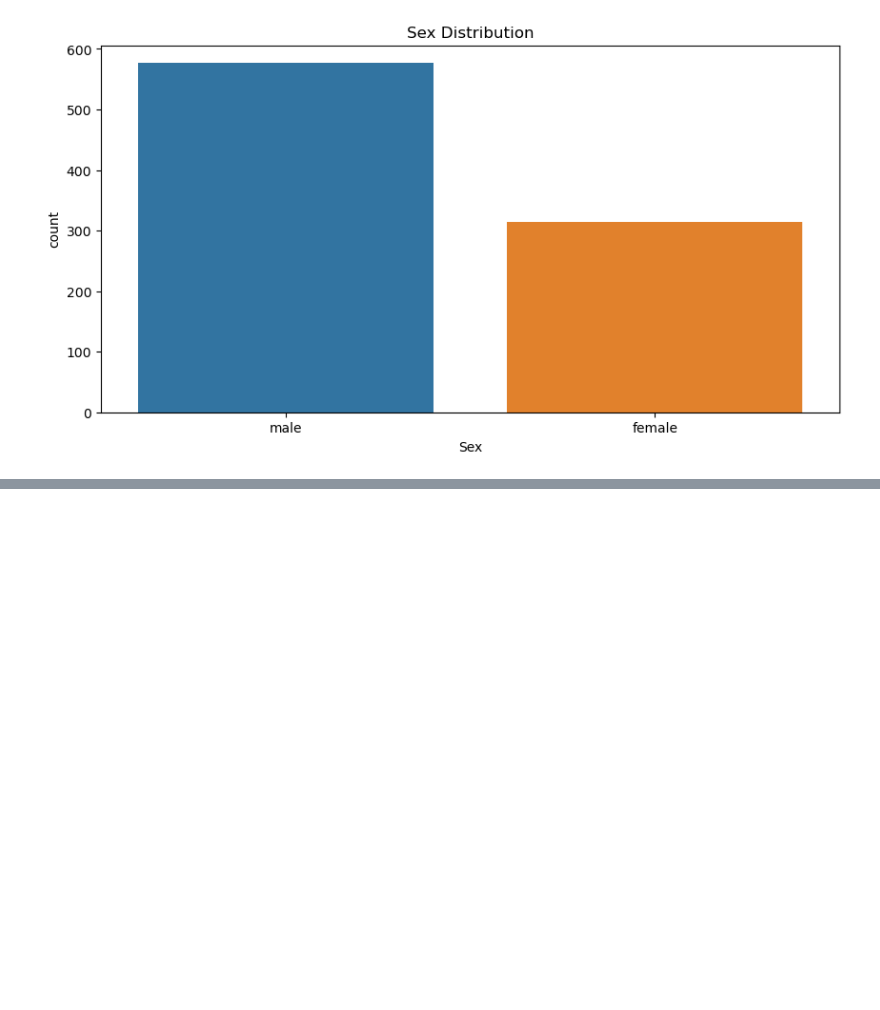
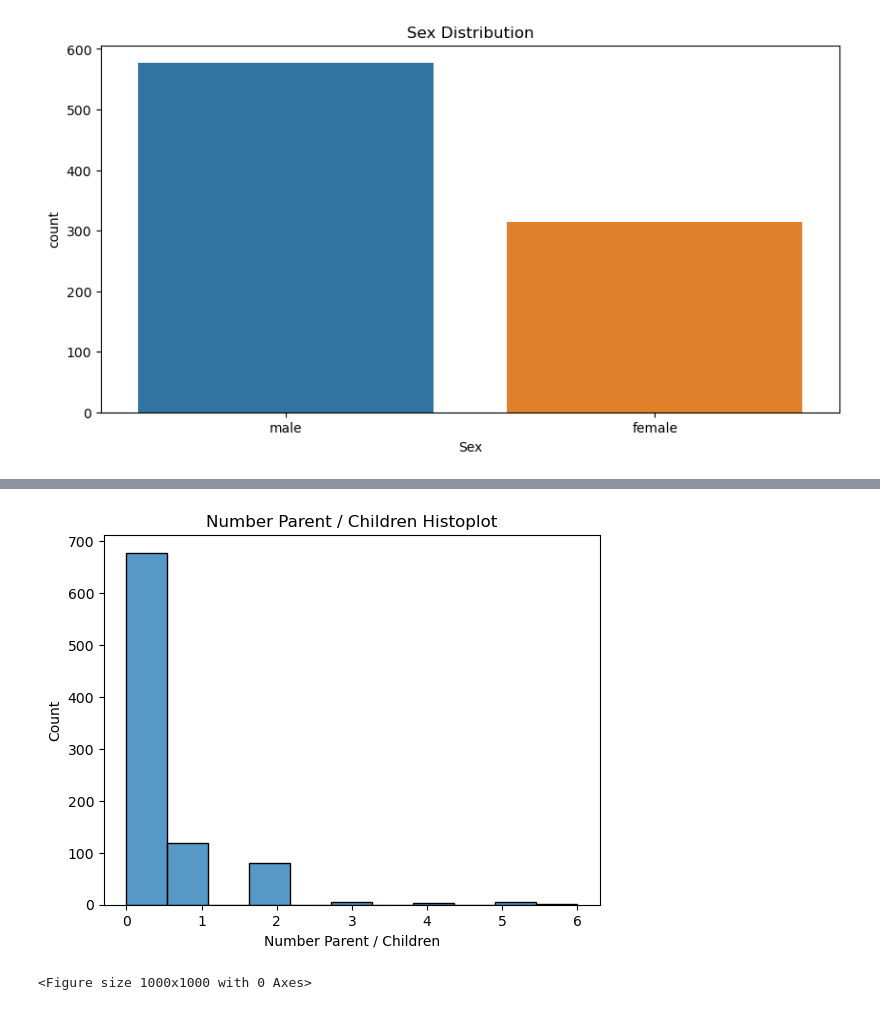
Before and after one commit to SOkwharobo/titanic_machine_learning_from_disaster, a Jupyter notebook: titanic_ml.ipynb, the cells around one changed output, grey strips where cells are left out. Drawn from its saved outputs; the diff is of its cells as text; code cells hidden in the pictures; blank space fills up the shorter version.

```diff
--- a/titanic_ml.ipynb
+++ b/titanic_ml.ipynb
@@ -141,0 +247,8 @@ catergorical_plot("sex", "Sex Distribution", "Sex")
+# %%
+sns.histplot(data=df, x="parch")
+plt.title("Number Parent / Children Histoplot")
+plt.xlabel("Number Parent / Children")
+plt.figure(figsize=(10,10));
+# %% [output]
+[figure, added]
+<Figure size 1000x1000 with 0 Axes>
```
Also changed, not shown: parts of 49 cells of this notebook.
